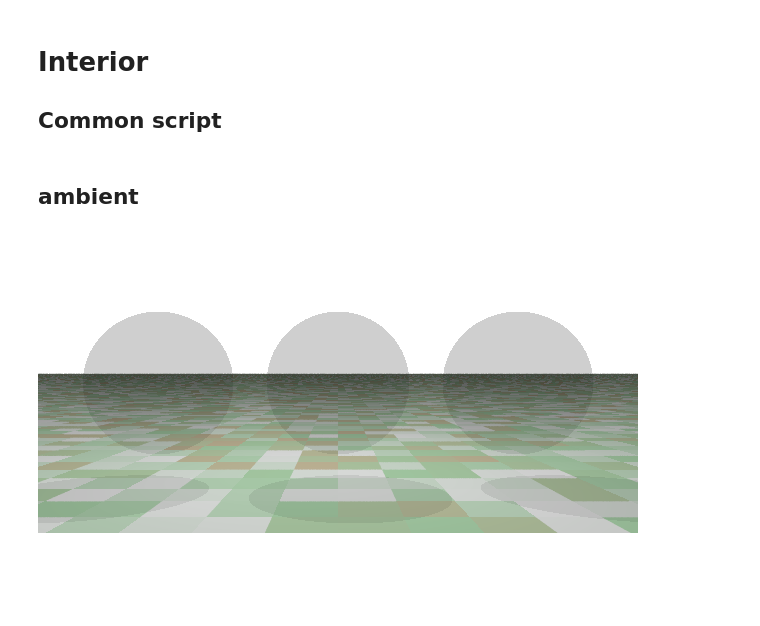
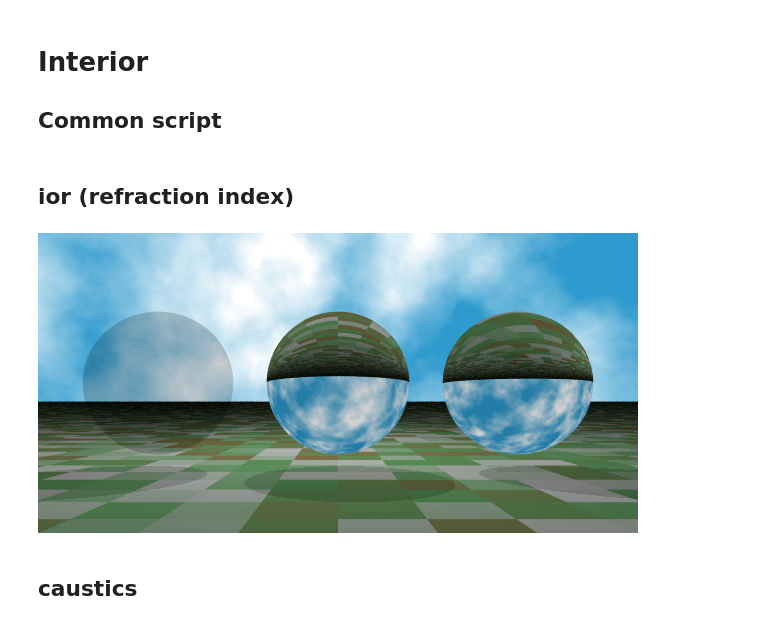
Before and after one commit to daizutabi/fdray, a Jupyter notebook: docs/notebooks/media/interior.ipynb, the cells around one changed output. Saved outputs shown, nothing was run; the diff lists cells and outputs as text; code cells hidden in the pictures; blank space fills up the shorter version.

Commit message:
Enhance interior notebook by updating execution counts, adding SkySphere and GlobalSettings, and modifying rendering parameters for improved scene representation.

```diff
--- a/docs/notebooks/media/interior.ipynb
+++ b/docs/notebooks/media/interior.ipynb
@@ -16,23 +16,28 @@ def render(finish1, finish2, finish3):
             (1, Color((1, 1, 1))),
         ),
     ).scale(0.3)
+    sky = Pigment("wrinkles", ColorMap((0.3, "SkyBlue"), (0.9, "White")))
     sphere = Sphere((0, 0, 0), 0.4, Color((0.9, 0.9, 0.9), filter=1))
     return Scene(
         Include("colors.inc"),
-        Camera(0, 1, view_scale=1.2, distance=3),
-        LightSource((1.3, 30, 5), "white"),
-        Plane((0, 0, 1), -0.6, floor),
+        GlobalSettings(assumed_gamma=2.2),
+        Camera(0, -2, view_scale=1.2, distance=3),
+        LightSource((1.5, 25, 5), "white"),
+        Plane((0, 0, 1), -0.5, floor),
+        SkySphere(sky.scale(1, 0.2, 0.2)),
         sphere.translate(0, -1, 0).add(finish1),
         sphere.add(finish2),
         sphere.translate(0, 1, 0).add(finish3),
     ).render(600, 300)
+# %% [markdown]
+## ior (refraction index)
+# %%
+render(
+    Interior(ior=1),  # air
+    Interior(ior=1.33),  # water
+    Interior(ior=1.51),  # glass
+)
+# %% [output]
+[figure, added]
 # %% [markdown]
-## ambient
+## caustics
-# %%
-render(
-    Finish(ambient=0.1),  # default
-    Finish(ambient=0.3),
-    Finish(ambient=0.5),
-)
-# %% [output]
-[figure, removed]
```
Also changed, not shown: parts of 23 cells of this notebook, 2 other files.
